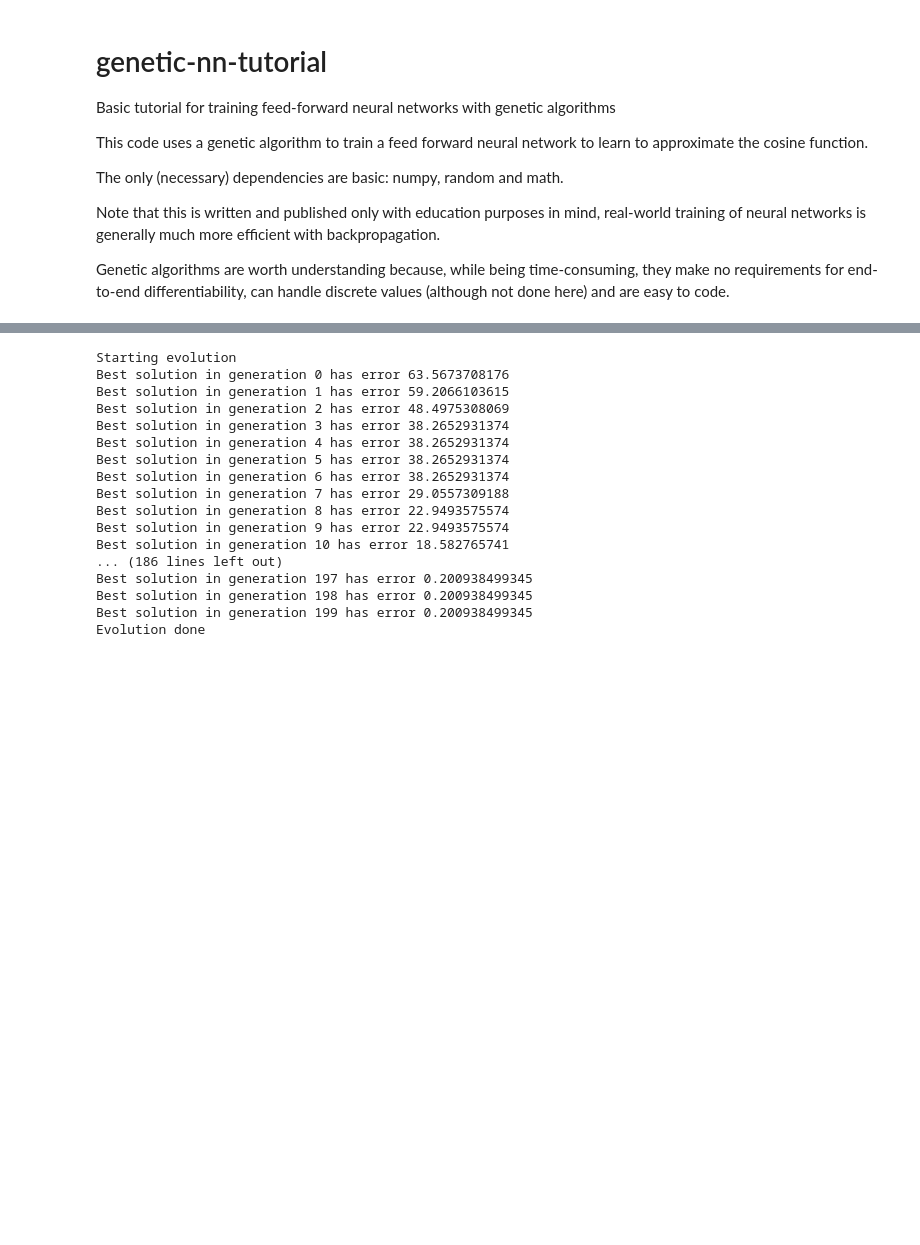
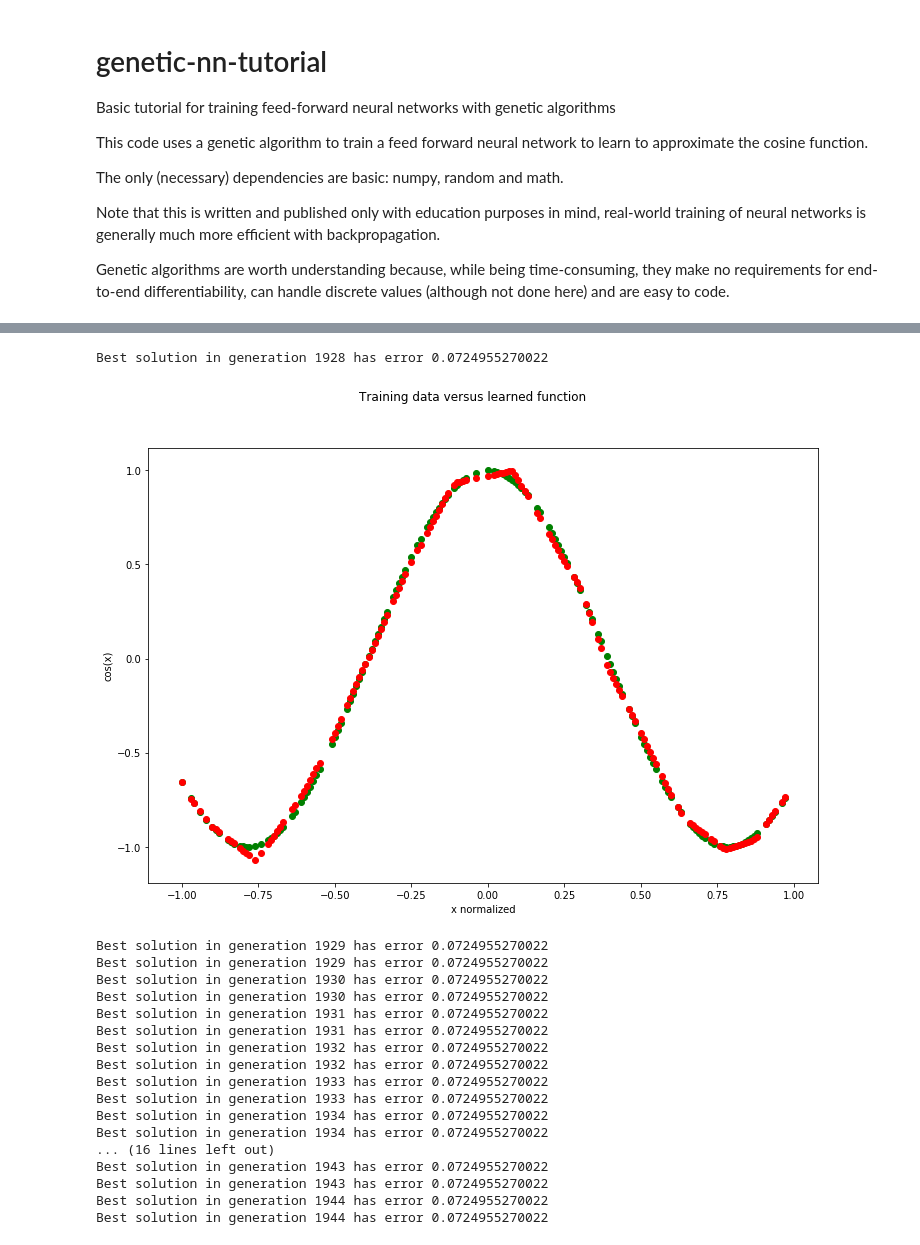
Before and after one commit to HelgiHelgason/genetic-nn-tutorial, a Jupyter notebook: genetic-nn-tutorial.ipynb, the cells around one changed output, grey strips where cells are left out. Drawn from its saved outputs; the diff is of its cells as text; code cells hidden in the pictures; blank space fills up the shorter version.

```diff
--- a/genetic-nn-tutorial.ipynb
+++ b/genetic-nn-tutorial.ipynb
@@ -132,7 +132,7 @@ def breed_arrays(mother, father, crossover, mutation):
             childvalue = father[i]
         mutation_decider = random.random()
         if mutation_decider < mutation:
-            childvalue += random.random() - 0.5
+            childvalue += 2.0 * random.random() - 1.0
         child.append(childvalue)
     return child
 # %%
@@ -175,6 +182,8 @@ sorted_by_fitness = []
 for i in range(generation_size):
     current_generation.append(produce_neural_network(1, hidden_layer_size, 1))
 # %%
+from IPython.display import clear_output
+
 print 'Starting evolution'
 
 best_score_per_generation = []
@@ -185,50 +194,69 @@ for j in range(generations_max):
     for k in range(generation_size):
         current_generation[k]['sse'] = evaluate_neural_network(current_generation[k], x_training, y_training)
     # Sort by fitness
     sorted_by_fitness = sorted(current_generation, key=lambda k: k['sse'])
 
     # Print the best one
     print 'Best solution in generation', j, 'has error', sorted_by_fitness[0]['sse'].item(0)
+
+    if j == generations_max-1 or (len(best_score_per_generation) > 0 and best_score_per_generation[-1] > sorted_by_fitness[0]['sse']):
+        clear_output(wait=True)
+        print 'Best solution in generation', j, 'has error', sorted_by_fitness[0]['sse'].item(0)
+        if j == generations_max-1:
+            print 'Evolution has finished'
+        # Plot function currently learned
+        fig = plt.figure(figsize=(12, 8))
+        plt.scatter(x_training, y_training, color='green')
+        plt.scatter(sorted_by_fitness[0]['input_output'][0], sorted_by_fitness[0]['input_output'][1], color='red')
+        fig.suptitle('Training data versus learned function')
+        plt.ylabel('cos(x)')
+        plt.xlabel('x normalized')
+        plt.show()
+    else:
+        print 'Best solution in generation', j, 'has error', sorted_by_fitness[0]['sse'].item(0)
+
     best_score_per_generation.append(sorted_by_fitness[0]['sse'].item(0))
 
     # Stop if we're close enough already
     if sorted_by_fitness[0]['sse'] < acceptable_error:
         print 'Done!'
         break
 
     # Create a new generation and make sure we hang onto the best solution so far
     new_generation = []
     new_generation.append(sorted_by_fitness[0])
     # Do breeding to create the next generation
     for l in range (1, generation_size):
         # Randomly pick mothers and fathers
         mother_index = 0
         father_index = 0
         while mother_index == father_index:
             mother_index = int(round((generation_size-1) * (random.random() * random.random())))
             father_index = int(round((generation_size-1) * random.random()))
         child = breed_neural_networks(sorted_by_fitness[mother_index], sorted_by_fitness[father_index])
         new_generation.append(child)
     current_generation = new_generation
 print 'Evolution done'
 # %% [output]
-Starting evolution
-Best solution in generation 0 has error 63.5673708176
-Best solution in generation 1 has error 59.2066103615
-Best solution in generation 2 has error 48.4975308069
-Best solution in generation 3 has error 38.2652931374
-Best solution in generation 4 has error 38.2652931374
-Best solution in generation 5 has error 38.2652931374
-Best solution in generation 6 has error 38.2652931374
-Best solution in generation 7 has error 29.0557309188
-Best solution in generation 8 has error 22.9493575574
-Best solution in generation 9 has error 22.9493575574
-Best solution in generation 10 has error 18.582765741
-... (186 lines left out)
-Best solution in generation 197 has error 0.200938499345
-Best solution in generation 198 has error 0.200938499345
-Best solution in generation 199 has error 0.200938499345
-Evolution done
+Best solution in generation 1928 has error 0.0724955270022
+[figure, added]
+Best solution in generation 1929 has error 0.0724955270022
+Best solution in generation 1929 has error 0.0724955270022
+Best solution in generation 1930 has error 0.0724955270022
+Best solution in generation 1930 has error 0.0724955270022
+Best solution in generation 1931 has error 0.0724955270022
+Best solution in generation 1931 has error 0.0724955270022
+Best solution in generation 1932 has error 0.0724955270022
+Best solution in generation 1932 has error 0.0724955270022
+Best solution in generation 1933 has error 0.0724955270022
+Best solution in generation 1933 has error 0.0724955270022
+Best solution in generation 1934 has error 0.0724955270022
+Best solution in generation 1934 has error 0.0724955270022
+... (16 lines left out)
+Best solution in generation 1943 has error 0.0724955270022
+Best solution in generation 1943 has error 0.0724955270022
+Best solution in generation 1944 has error 0.0724955270022
+Best solution in generation 1944 has error 0.0724955270022
 # %%
 print 'Starting test phase'
 
```
Also changed, not shown: parts of 11 cells of this notebook.
